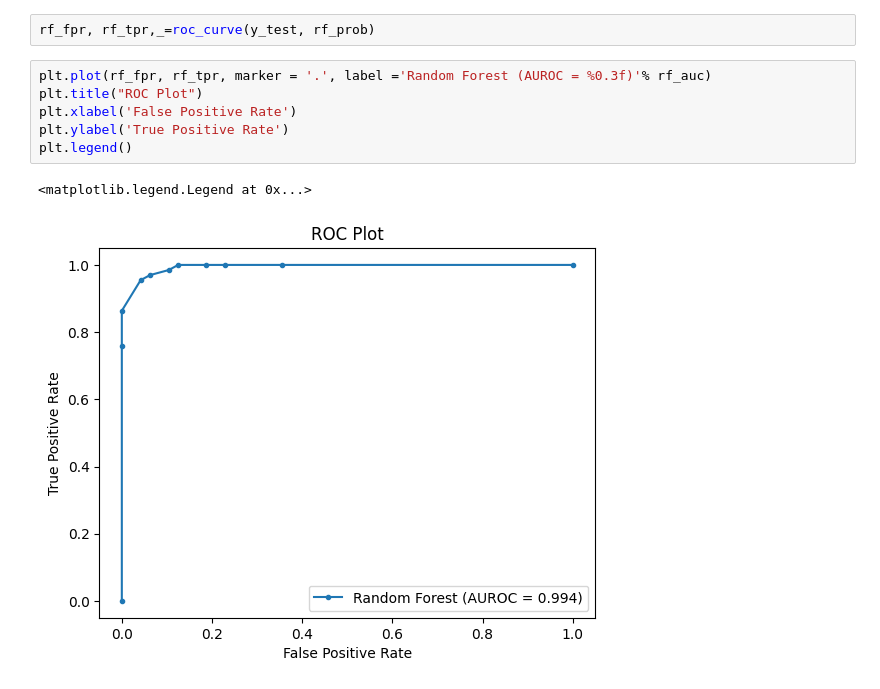
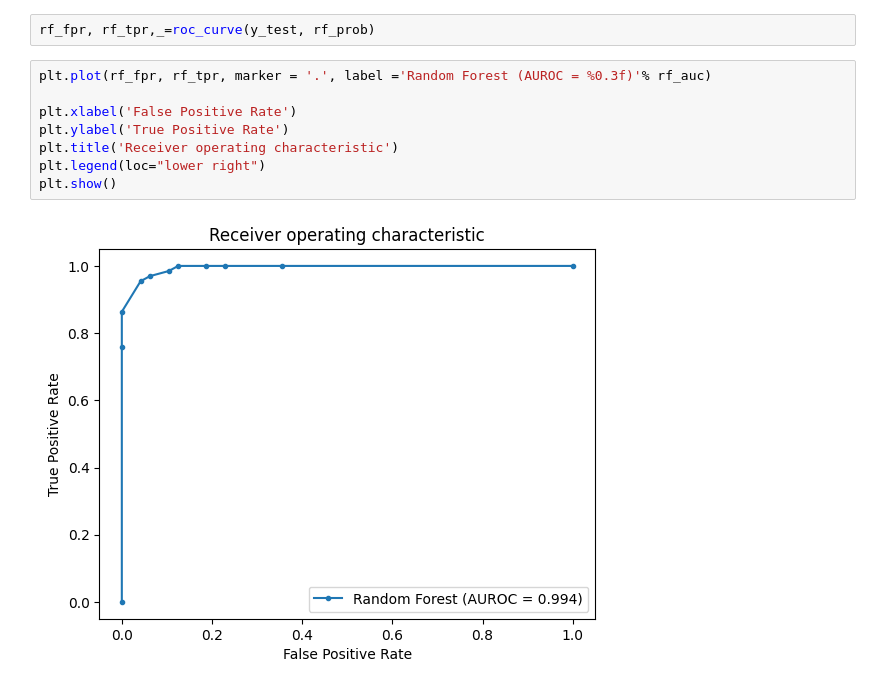
Before and after one commit to rghimre3/INFO5505_Machine_Learning_for-_Data_Scientist, a Jupyter notebook: Ghimire_ramesh_random_forest.ipynb, the cells around one changed output. Saved outputs shown, nothing was run; the diff lists cells and outputs as text.

```diff
--- a/Ghimire_ramesh_random_forest.ipynb
+++ b/Ghimire_ramesh_random_forest.ipynb
@@ -337,10 +337,11 @@ rf_auc
 rf_fpr, rf_tpr,_=roc_curve(y_test, rf_prob)
 # %%
 plt.plot(rf_fpr, rf_tpr, marker = '.', label ='Random Forest (AUROC = %0.3f)'% rf_auc)
-plt.title("ROC Plot")
+
 plt.xlabel('False Positive Rate')
 plt.ylabel('True Positive Rate')
-plt.legend()
+plt.title('Receiver operating characteristic')
+plt.legend(loc="lower right")
+plt.show()
 # %% [output]
-<matplotlib.legend.Legend at 0x...>
-[figure, old version]
+[figure, new version]
```
